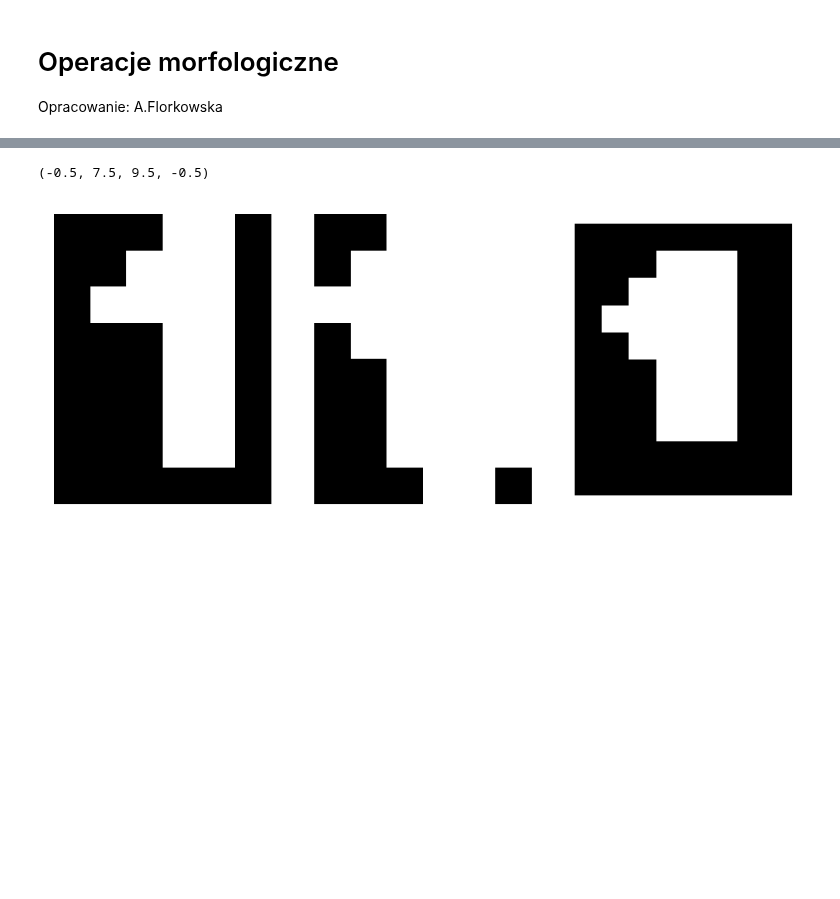
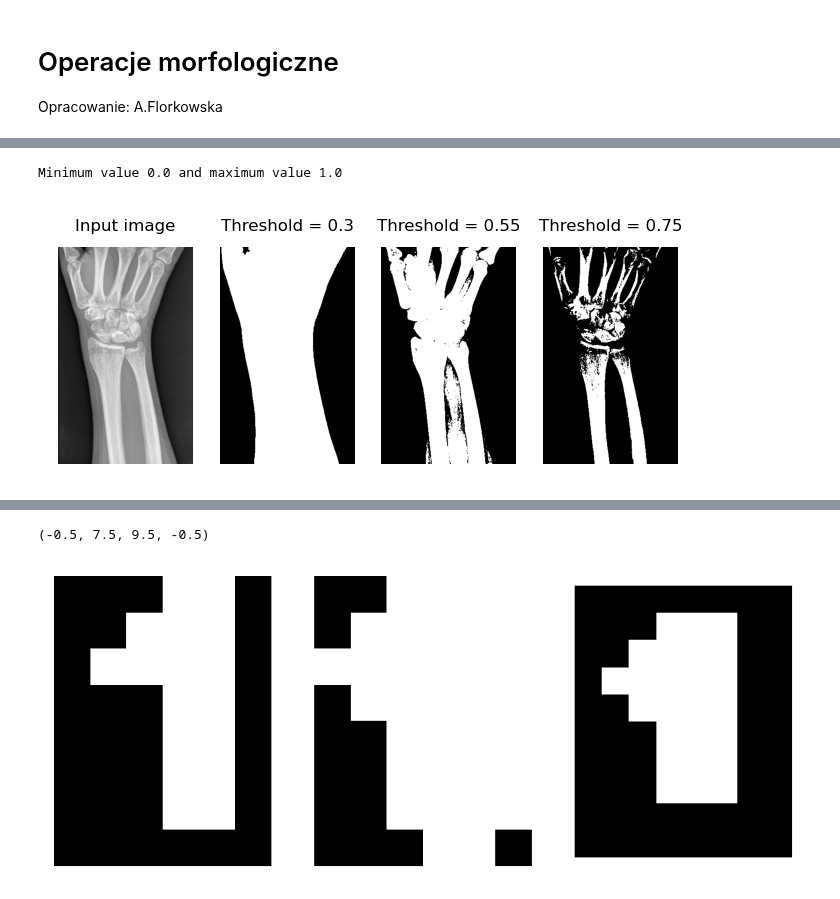
Before and after one commit to aflorkowska/Image-Processing, a Jupyter notebook: PL/5_Operacje morfologiczne.ipynb, the cells around one changed output, grey strips where cells are left out. Cells and saved outputs as stored; diff of their text form; code cells hidden in the pictures; blank space fills up the shorter version.

Commit message:
Info about thresholding

```diff
--- a/PL/5_Operacje morfologiczne.ipynb
+++ b/PL/5_Operacje morfologiczne.ipynb
@@ -49,0 +22,36 @@ plt.show()
+# %%
+normalize = lambda image: (image - np.min(image)) / (np.max(image) - np.min(image))
+image = io.imread(".././images/example1.png")
+image = image[:,:,0:3]
+image = color.rgb2gray(image)
+image = normalize(image)
+
+print(f"Minimum value {np.min(image)} and maximum value {np.max(image)}")
+
+simple_thresholding = lambda image, threshold: image > threshold
+
+output1 = simple_thresholding(image, 0.3)
+output2 = simple_thresholding(image, 0.55)
+output3 = simple_thresholding(image, 0.75)
+
+plt.figure(figsize=(4, 2), dpi=200)
+plt.subplot(1, 4, 1)
+plt.imshow(image, cmap='gray')
+plt.axis('off')
+plt.title("Input image", fontsize=6)
+plt.subplot(1, 4, 2)
+plt.imshow(output1, cmap='gray')
+plt.axis('off')
+plt.title("Threshold = 0.3", fontsize=6)
+plt.subplot(1, 4, 3)
+plt.imshow(output2, cmap='gray')
+plt.axis('off')
+plt.title("Threshold = 0.55", fontsize=6)
+plt.subplot(1, 4, 4)
+plt.imshow(output3, cmap='gray')
+plt.axis('off')
+plt.title("Threshold = 0.75", fontsize=6)
+plt.show()
+# %% [output]
+Minimum value 0.0 and maximum value 1.0
+[figure, added]
```
Also changed, not shown: parts of 19 cells of this notebook.
